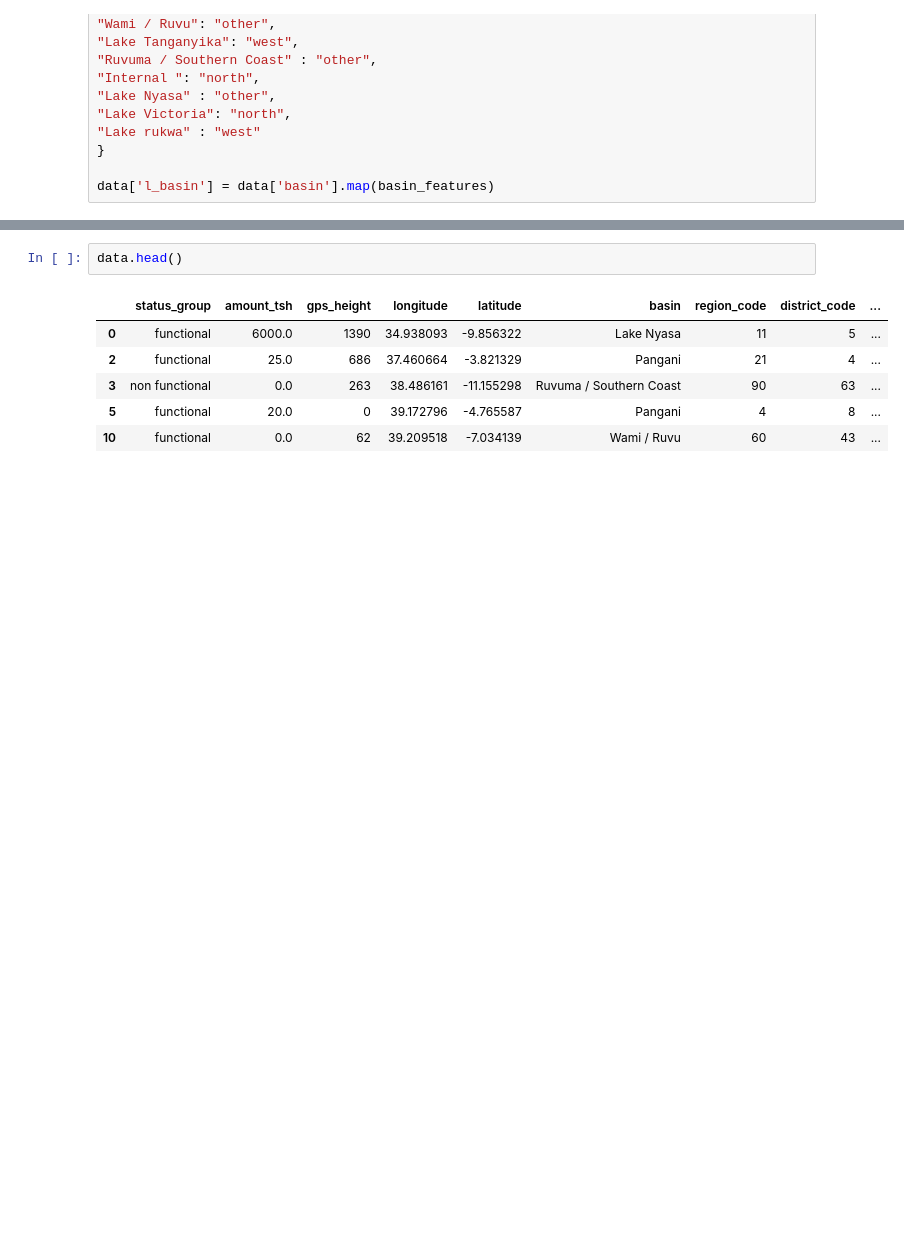
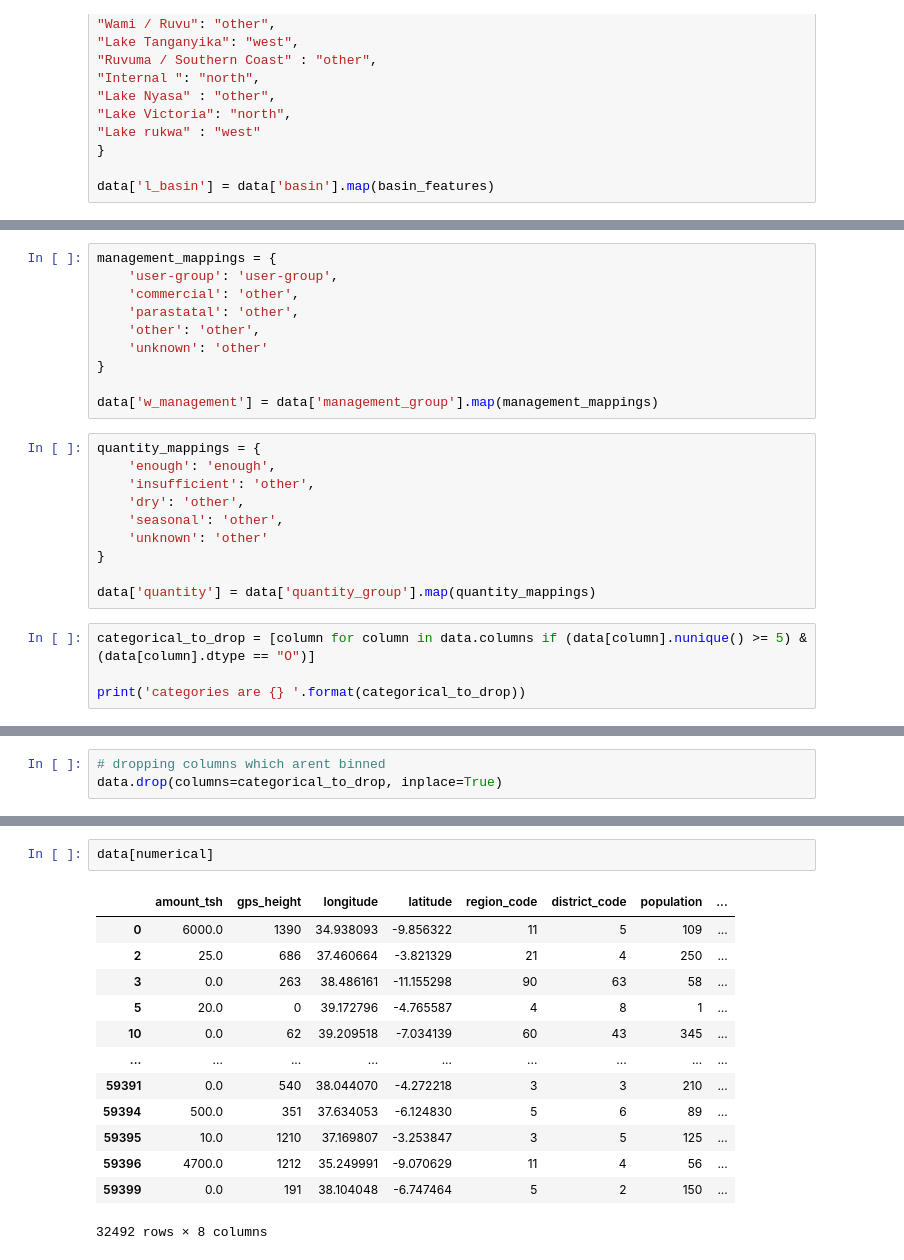
Before and after one commit to Mbachia/Tanzania-Water-Classification, a Jupyter notebook: notebook.ipynb, the cells around one changed output, grey strips where cells are left out. Cells and saved outputs as stored; diff of their text form; blank space fills up the shorter version.

```diff
--- a/notebook.ipynb
+++ b/notebook.ipynb
@@ -412,0 +431,24 @@ data['l_basin'] = data['basin'].map(basin_features)
+# %%
+management_mappings = {
+    'user-group': 'user-group',
+    'commercial': 'other',
+    'parastatal': 'other',
+    'other': 'other',
+    'unknown': 'other'
+}
+
+data['w_management'] = data['management_group'].map(management_mappings)
+# %%
+quantity_mappings = {
+    'enough': 'enough',
+    'insufficient': 'other',
+    'dry': 'other',
+    'seasonal': 'other',
+    'unknown': 'other'
+}
+
+data['quantity'] = data['quantity_group'].map(quantity_mappings)
+# %%
+categorical_to_drop = [column for column in data.columns if (data[column].nunique() >= 5) & (data[column].dtype == "O")]
+
+print('categories are {} '.format(categorical_to_drop))
@@ -412,0 +457,3 @@ data['l_basin'] = data['basin'].map(basin_features)
+# %%
+# dropping columns which arent binned
+data.drop(columns=categorical_to_drop, inplace=True)
@@ -413,9 +476,16 @@ data['l_basin'] = data['basin'].map(basin_features)
 # %%
-data.head()
+data[numerical]
 # %% [output]
-|  | status_group | amount_tsh | gps_height | longitude | latitude | basin | region_code | district_code | ... |
-| 0 | functional | 6000.0 | 1390 | 34.938093 | -9.856322 | Lake Nyasa | 11 | 5 | ... |
-| 2 | functional | 25.0 | 686 | 37.460664 | -3.821329 | Pangani | 21 | 4 | ... |
-| 3 | non functional | 0.0 | 263 | 38.486161 | -11.155298 | Ruvuma / Southern Coast | 90 | 63 | ... |
-| 5 | functional | 20.0 | 0 | 39.172796 | -4.765587 | Pangani | 4 | 8 | ... |
-| 10 | functional | 0.0 | 62 | 39.209518 | -7.034139 | Wami / Ruvu | 60 | 43 | ... |
+|  | amount_tsh | gps_height | longitude | latitude | region_code | district_code | population | ... |
+| 0 | 6000.0 | 1390 | 34.938093 | -9.856322 | 11 | 5 | 109 | ... |
+| 2 | 25.0 | 686 | 37.460664 | -3.821329 | 21 | 4 | 250 | ... |
+| 3 | 0.0 | 263 | 38.486161 | -11.155298 | 90 | 63 | 58 | ... |
+| 5 | 20.0 | 0 | 39.172796 | -4.765587 | 4 | 8 | 1 | ... |
+| 10 | 0.0 | 62 | 39.209518 | -7.034139 | 60 | 43 | 345 | ... |
+| ... | ... | ... | ... | ... | ... | ... | ... | ... |
+| 59391 | 0.0 | 540 | 38.044070 | -4.272218 | 3 | 3 | 210 | ... |
+| 59394 | 500.0 | 351 | 37.634053 | -6.124830 | 5 | 6 | 89 | ... |
+| 59395 | 10.0 | 1210 | 37.169807 | -3.253847 | 3 | 5 | 125 | ... |
+| 59396 | 4700.0 | 1212 | 35.249991 | -9.070629 | 11 | 4 | 56 | ... |
+| 59399 | 0.0 | 191 | 38.104048 | -6.747464 | 5 | 2 | 150 | ... |
+32492 rows × 8 columns
```
Also changed, not shown: parts of 31 cells of this notebook.
